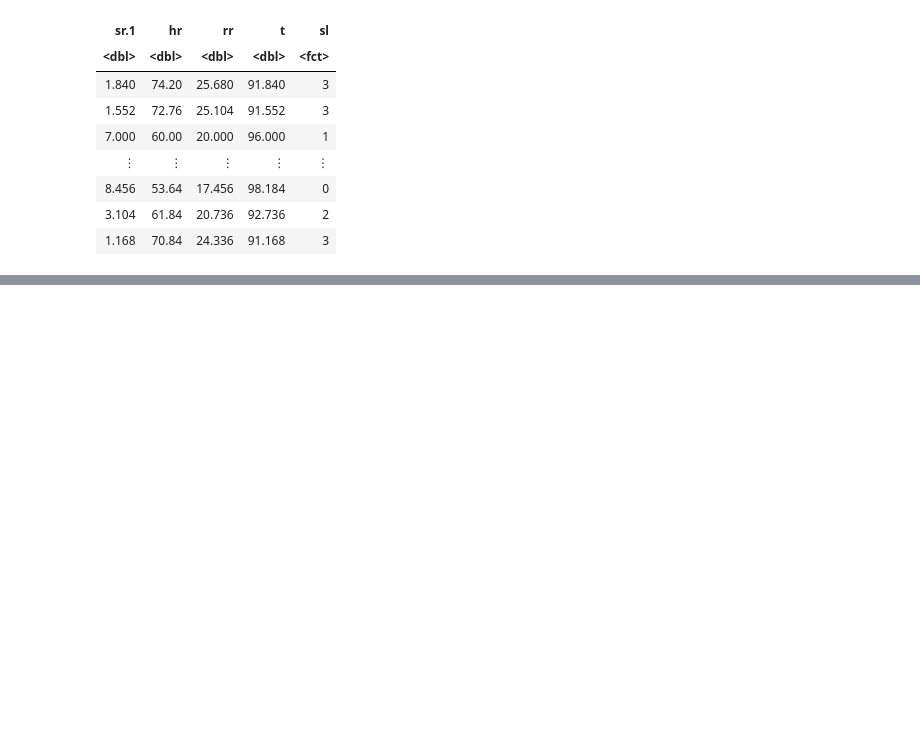
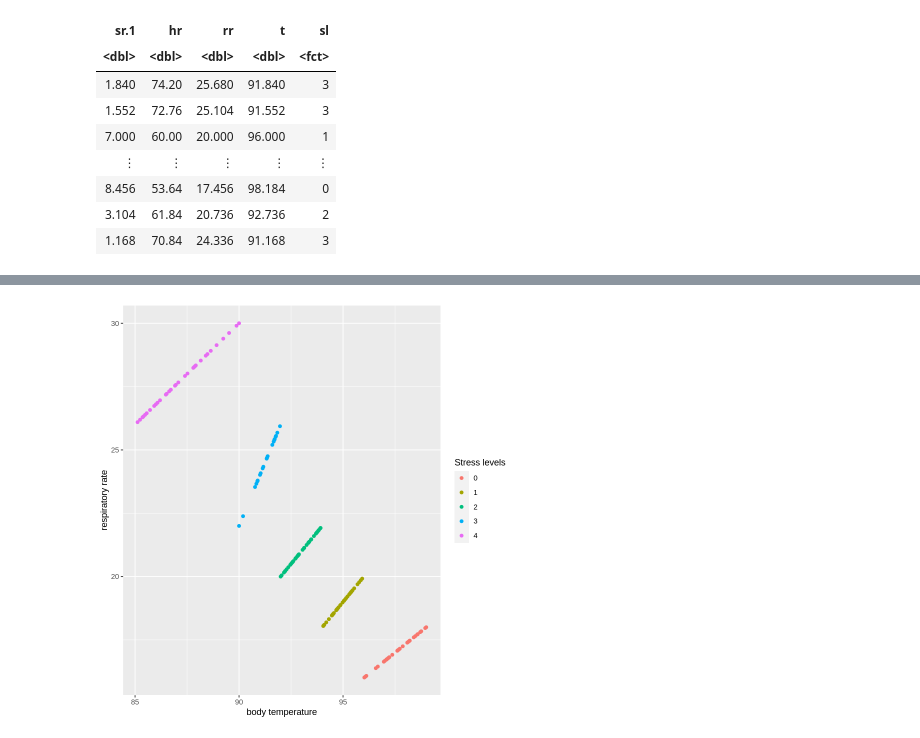
Before and after one commit to Morganfrey16/DSCI-Group-Project, a Jupyter notebook: Group_Project_Porposal.ipynb, the cells around one changed output, grey strips where cells are left out. Cells and saved outputs as stored; diff of their text form; code cells hidden in the pictures; blank space fills up the shorter version.

Commit message:
summary + visualization

```diff
--- a/Group_Project_Porposal.ipynb
+++ b/Group_Project_Porposal.ipynb
@@ -124,5 +142,7 @@ sleep_train_plot
 # %%
-sleep_train_plot <- ggplot(sleep_train, aes( x = , y = rr, color = sl)) +
+sleep_train_plot <- ggplot(sleep_train, aes( x = t, y = rr, color = sl)) +
 geom_point() +
-labs(x = "Hours of sleep", y = "respiratory rate", color = "Stress levels")
+labs(x = "body temperature", y = "respiratory rate", color = "Stress levels")
 sleep_train_plot
+# %% [output]
+[figure, added]
```
Also changed, not shown: parts of 6 cells of this notebook.
